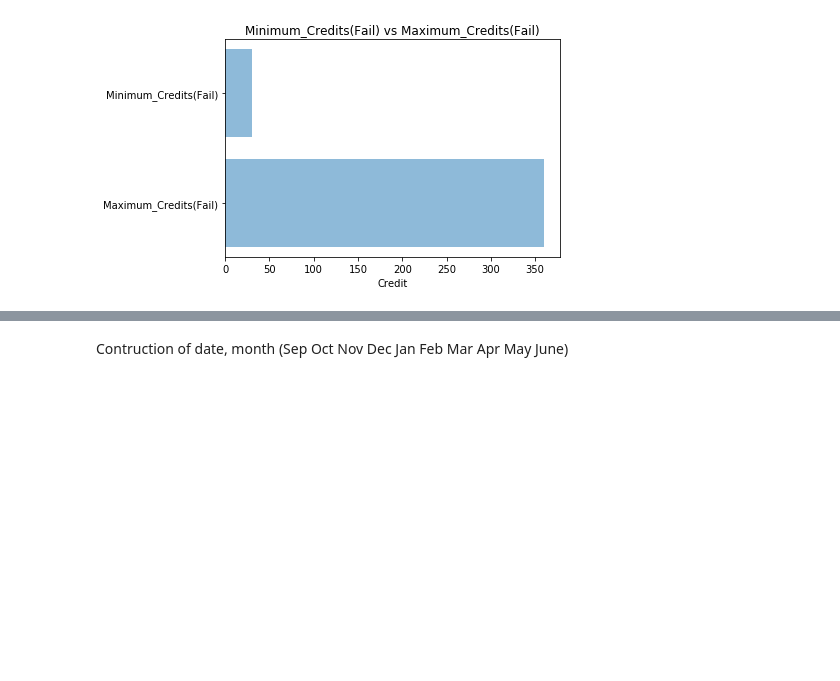
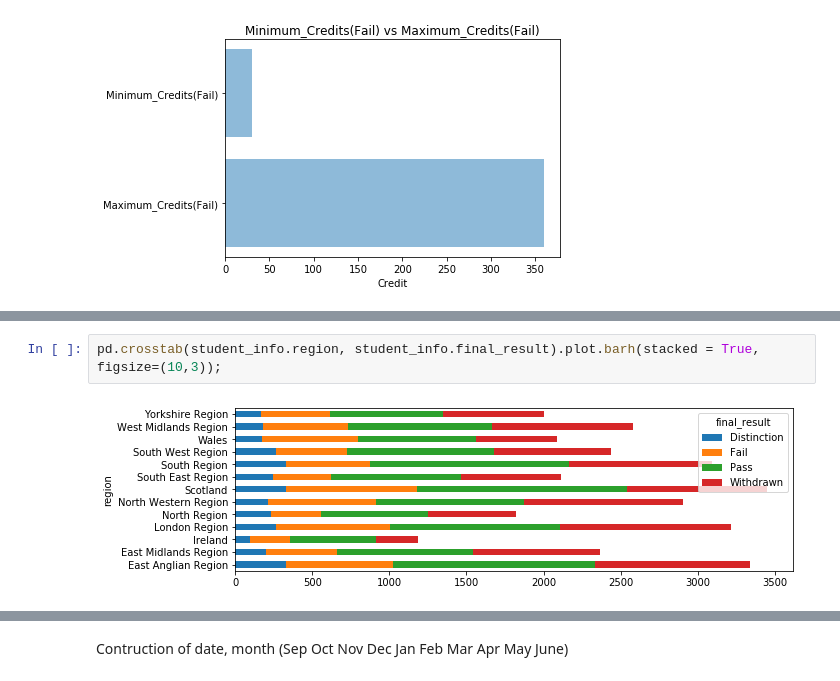
Before and after one commit to rayansami/behaviour-analysis, a Jupyter notebook: Analyzing_Open_University_Learning_Analytics_Dataset.ipynb, the cells around one changed output, grey strips where cells are left out. Saved outputs shown, nothing was run; the diff lists cells and outputs as text; blank space fills up the shorter version.

```diff
--- a/Analyzing_Open_University_Learning_Analytics_Dataset.ipynb
+++ b/Analyzing_Open_University_Learning_Analytics_Dataset.ipynb
@@ -287,0 +268,4 @@ Maximum_Credits(Fail) 360
+# %%
+pd.crosstab(student_info.region, student_info.final_result).plot.barh(stacked = True, figsize=(10,3));
+# %% [output]
+[figure, added]
```
Also changed, not shown: parts of 21 cells of this notebook.
